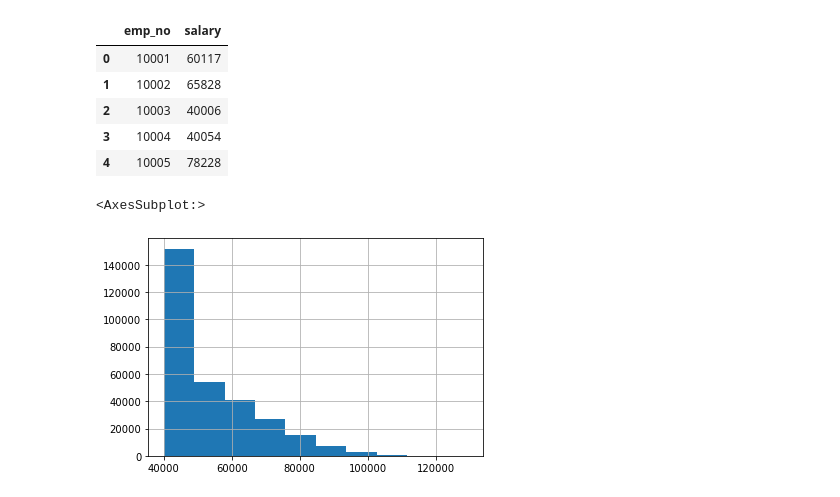
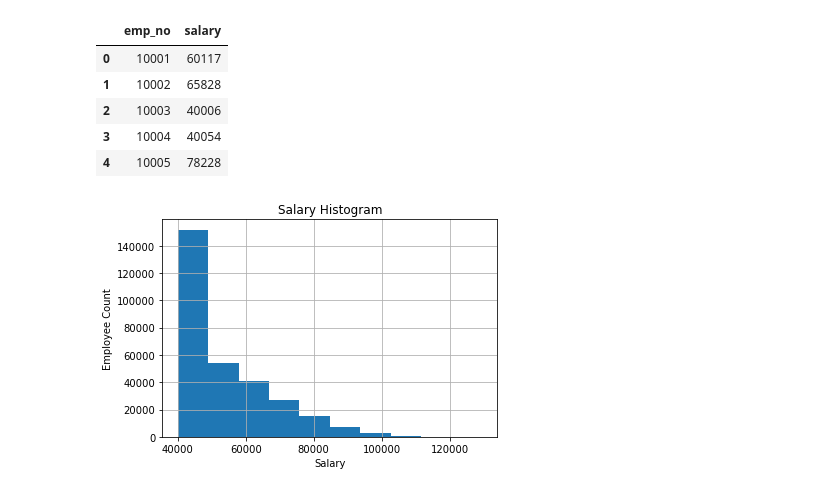
Before and after one commit to kirsteenlugtu/sql-challenge, a Jupyter notebook: EmployeePy.ipynb, the cells around one changed output. Cells and saved outputs as stored; diff of their text form; code cells hidden in the pictures.

Commit message:
Final version of Employee notebook added

```diff
--- a/EmployeePy.ipynb
+++ b/EmployeePy.ipynb
@@ -34,8 +35,13 @@ salaries.head()
 | 2 | 10003 | 40006 |
 | 3 | 10004 | 40054 |
 | 4 | 10005 | 78228 |
-# %%
-salaries['salary'].hist()
-# %% [output]
-<AxesSubplot:>
-[figure, removed]
+# %%
+# Histogram of employee salaries
+
+salaries['salary'].hist()
+plt.xlabel('Salary')
+plt.ylabel('Employee Count')
+plt.title('Salary Histogram')
+plt.show()
+# %% [output]
+[figure, added]
```
Also changed, not shown: parts of 8 cells of this notebook.
